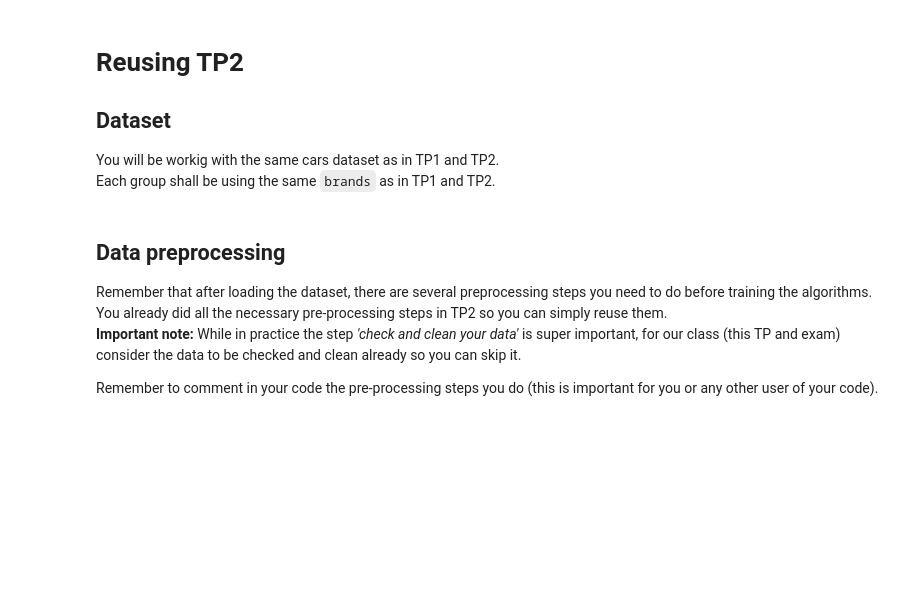
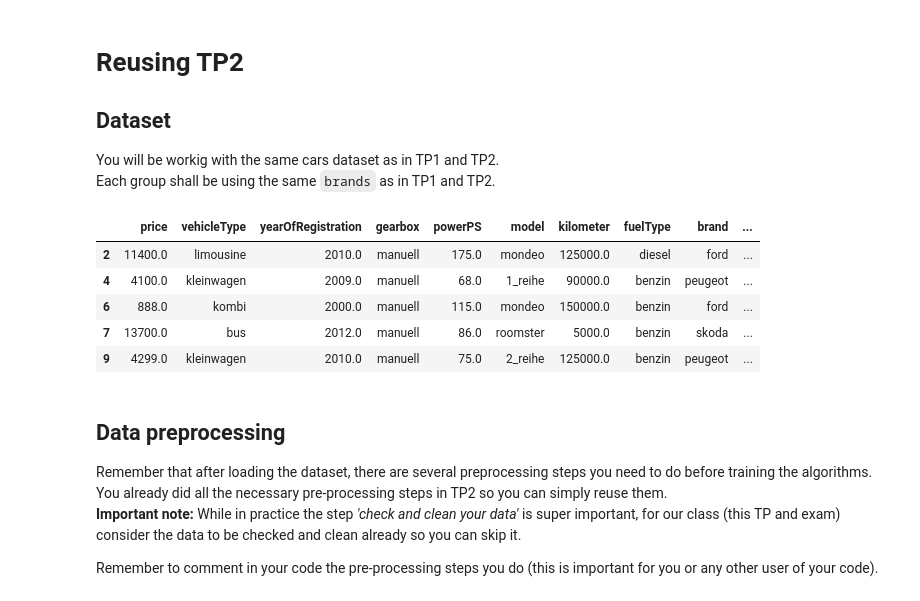
Before and after one commit to chococrypto/datamining-tp03, a Jupyter notebook: TP3 - 01 Description.ipynb, the cells around one changed output. Saved outputs shown, nothing was run; the diff lists cells and outputs as text; code cells hidden in the pictures; blank space fills up the shorter version.

```diff
--- a/TP3 - 01 Description.ipynb
+++ b/TP3 - 01 Description.ipynb
@@ -27,6 +27,24 @@ Try to automate as much as possible so that the code does not require too much o
 
 You will be workig with the same cars dataset as in TP1 and TP2.
 Each group shall be using the same `brands` as in TP1 and TP2.
+# %%
+# Load dataset and extract our part
+import pandas as pd
+
+# Reading csv file
+autos = pd.read_csv('autos.csv',encoding='latin-1')
+
+# Extracting the relevant part for our group
+only_specific_brands = autos.brand.isin(['renault', 'peugeot', 'skoda', 'citroen', 'ford'])
+autos = autos[only_specific_brands]
+autos.head()
+# %% [output]
+|  | price | vehicleType | yearOfRegistration | gearbox | powerPS | model | kilometer | fuelType | brand | ... |
+| 2 | 11400.0 | limousine | 2010.0 | manuell | 175.0 | mondeo | 125000.0 | diesel | ford | ... |
+| 4 | 4100.0 | kleinwagen | 2009.0 | manuell | 68.0 | 1_reihe | 90000.0 | benzin | peugeot | ... |
+| 6 | 888.0 | kombi | 2000.0 | manuell | 115.0 | mondeo | 150000.0 | benzin | ford | ... |
+| 7 | 13700.0 | bus | 2012.0 | manuell | 86.0 | roomster | 5000.0 | benzin | skoda | ... |
+| 9 | 4299.0 | kleinwagen | 2010.0 | manuell | 75.0 | 2_reihe | 125000.0 | benzin | peugeot | ... |
 # %% [markdown]
 ## Data preprocessing
 
```
Also changed, not shown: parts of 11 cells of this notebook.
